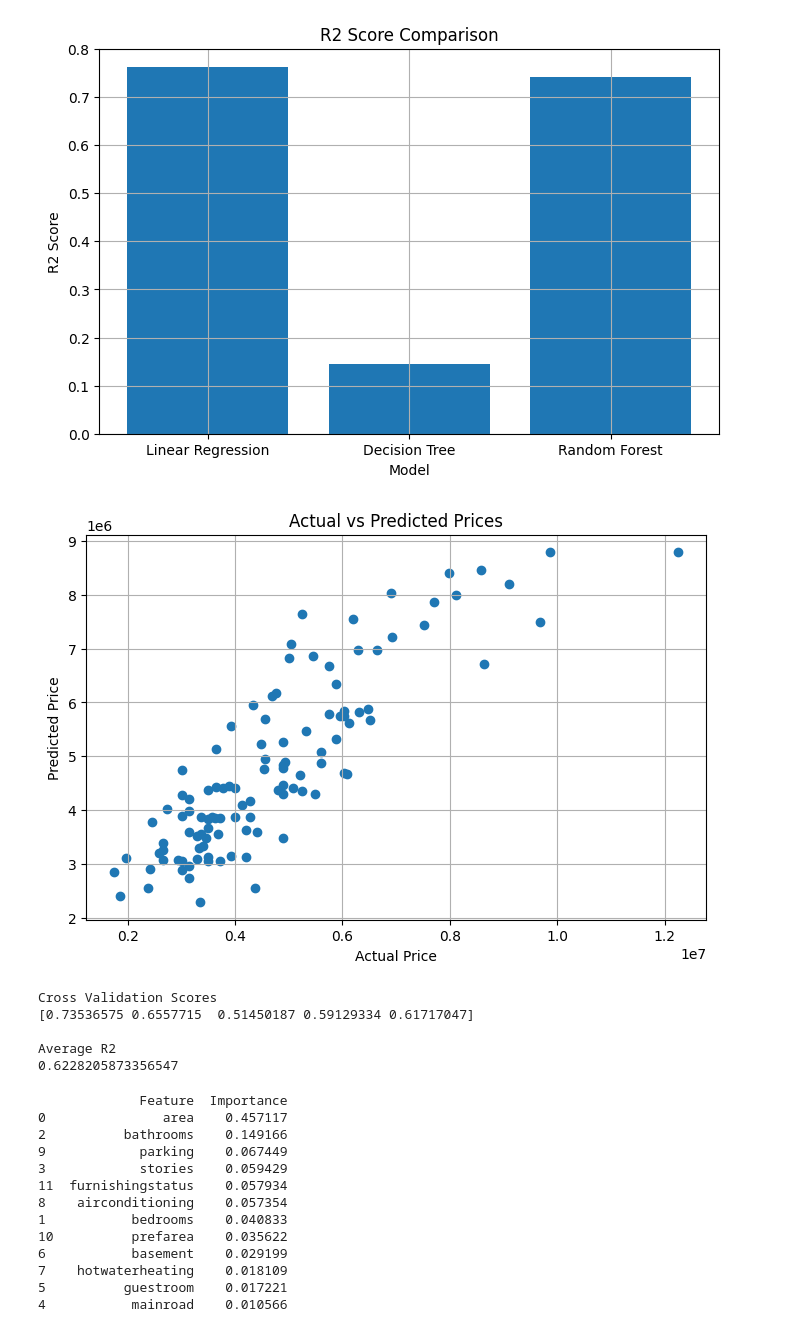
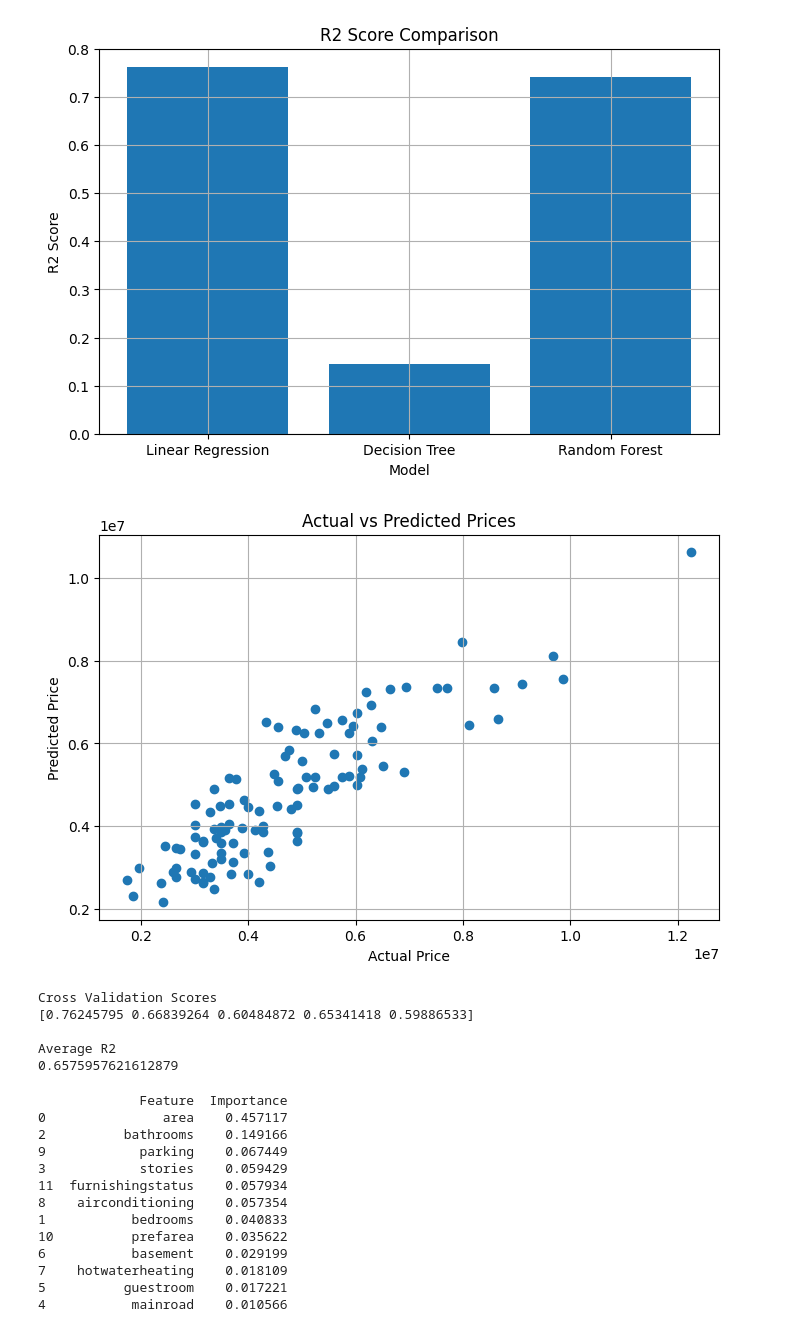
Before and after one commit to AA-KH/Machine-Learning-Pipeline, a Jupyter notebook: MajorProject.ipynb, the cells around one changed output. Drawn from its saved outputs; the diff is of its cells as text; code cells hidden in the pictures.

```diff
--- a/MajorProject.ipynb
+++ b/MajorProject.ipynb
@@ -316,18 +316,23 @@ plt.show()
 [figure]
 # %%
 plt.figure(figsize=(8,5))
-plt.scatter(Y_test, Y_pred_rf)
+plt.scatter(Y_test, Y_pred_lr)
 plt.xlabel("Actual Price")
 plt.ylabel("Predicted Price")
 plt.title("Actual vs Predicted Prices")
 plt.grid(True)
 plt.show()
 # %% [output]
-[figure, old version]
+[figure, new version]
 # %%
-kf = KFold(n_splits=5, shuffle=True, random_state=50)
+kf = KFold(
+    n_splits=5,
+    shuffle=True,
+    random_state=50
+)
 
-scores = cross_val_score(RandomForestRegressor(n_estimators=100, random_state=50),
+scores = cross_val_score(
+    LinearRegression(),
     X,
     Y,
     cv=kf,
@@ -335,15 +340,14 @@ scores = cross_val_score(RandomForestRegressor(n_estimators=100, random_state=50
 )
 print("Cross Validation Scores")
 print(scores)
-print()
-print("Average R2")
+print("\nAverage R2")
 print(scores.mean())
 # %% [output]
 Cross Validation Scores
-[0.73536575 0.6557715  0.51450187 0.59129334 0.61717047]
+[0.76245795 0.66839264 0.60484872 0.65341418 0.59886533]
 
 Average R2
-0.6228205873356547
+0.6575957621612879
 # %%
 importance = rf.feature_importances_
 
```
